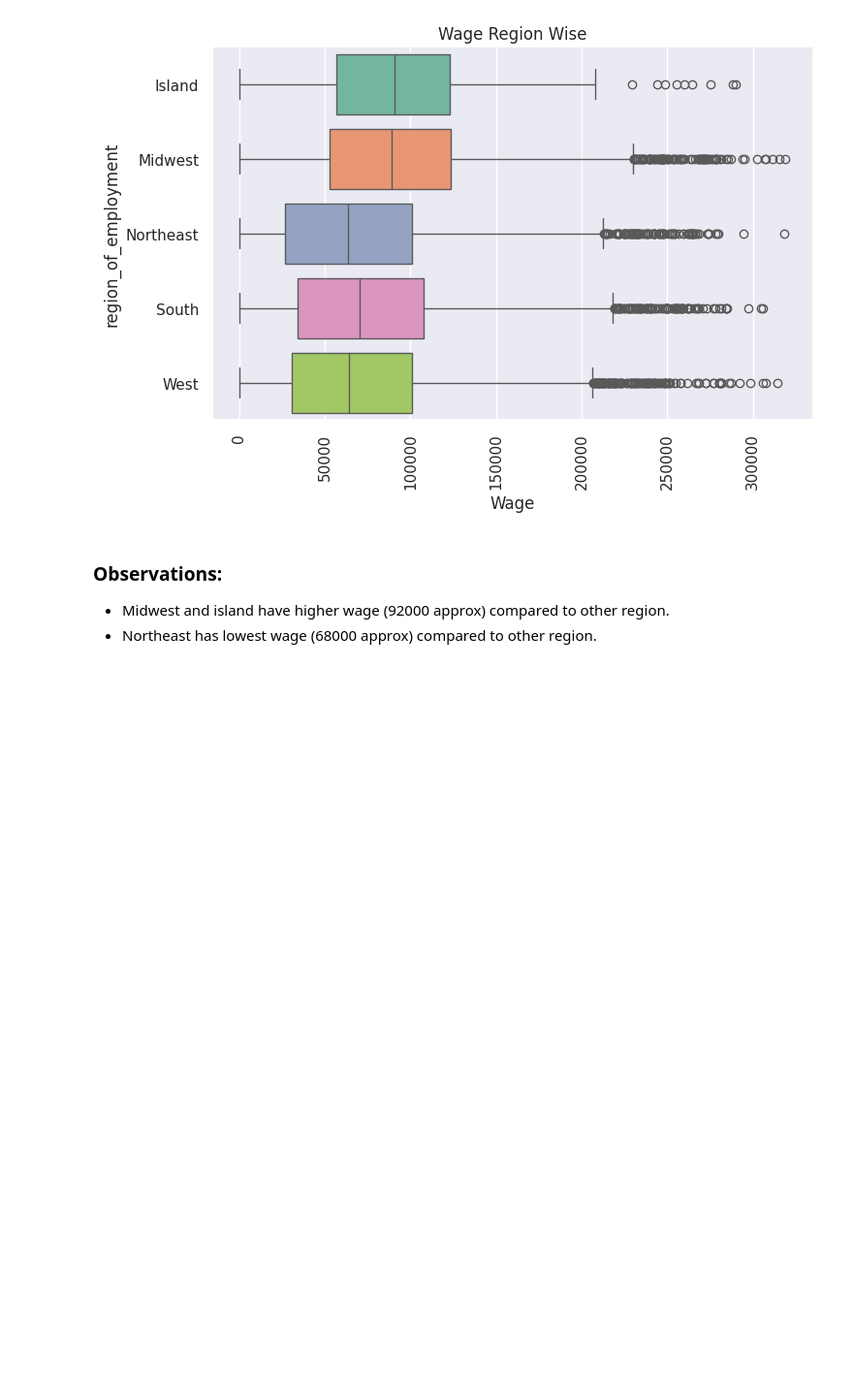
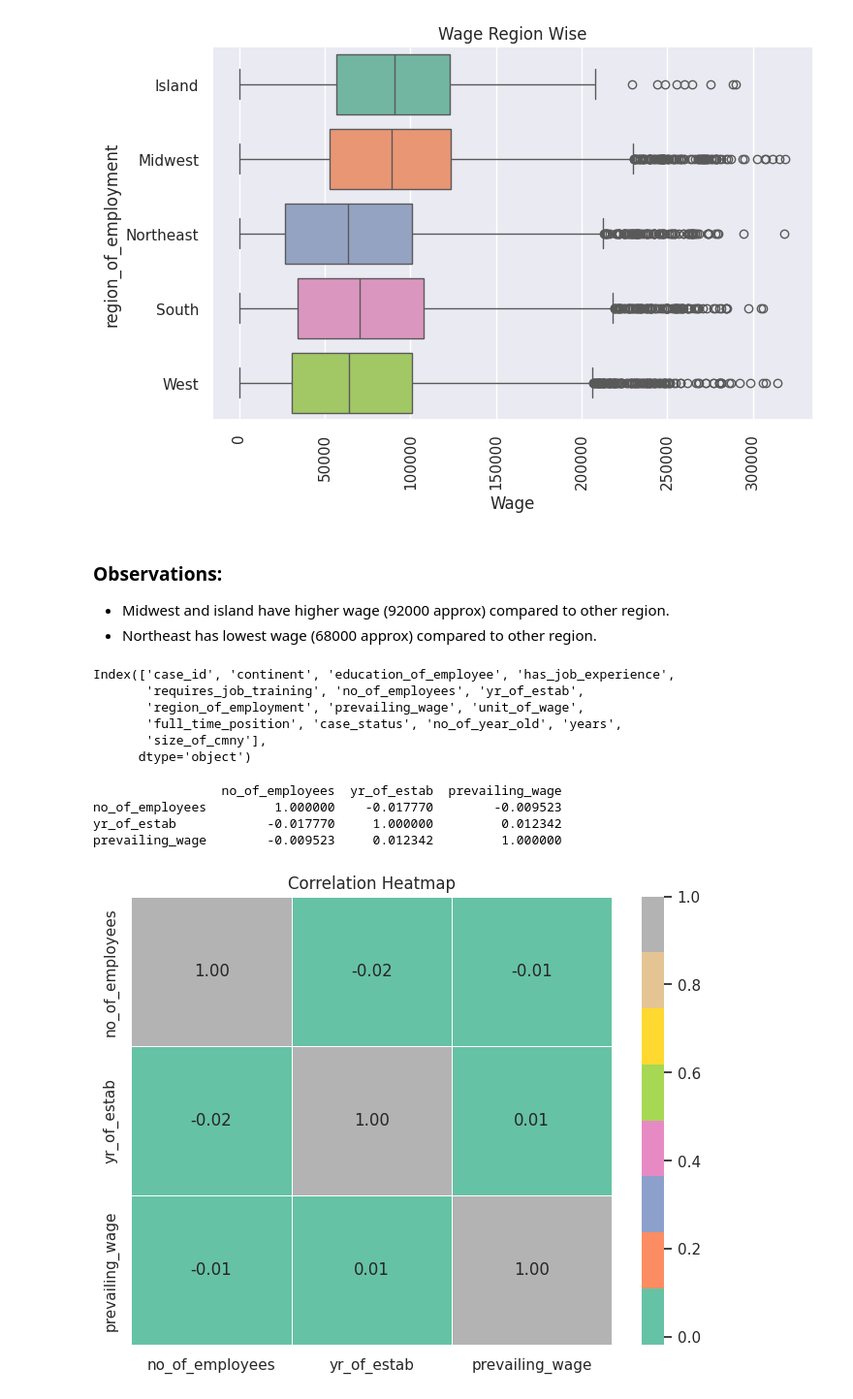
Before and after one commit to Rajesh2015/easy-visa, a Jupyter notebook: easy-visa-solution.ipynb, the cells around one changed output. Shown at 97% size. Drawn from its saved outputs; the diff is of its cells as text; code cells hidden in the pictures; blank space fills up the shorter version.

```diff
--- a/easy-visa-solution.ipynb
+++ b/easy-visa-solution.ipynb
@@ -1261,3 +1274,39 @@ plot_boxplot(df=ezdf,x_col='prevailing_wage',y_col='region_of_employment',hue_co
 ### Observations:
 - Midwest and island have higher wage (92000 approx) compared to other region.
 - Northeast has lowest wage (68000 approx) compared to other region.
+# %%
+ezdf.columns
+# %% [output]
+Index(['case_id', 'continent', 'education_of_employee', 'has_job_experience',
+       'requires_job_training', 'no_of_employees', 'yr_of_estab',
+       'region_of_employment', 'prevailing_wage', 'unit_of_wage',
+       'full_time_position', 'case_status', 'no_of_year_old', 'years',
+       'size_of_cmny'],
+      dtype='object')
+# %%
+# Dropping columns which we had created for our analysis
+ezdf.drop(['no_of_year_old','years','size_of_cmny'],axis=1,inplace=True)
+# %%
+# Select only the numerical columns
+numerical_columns = ezdf[ezdf.select_dtypes(exclude = 'category').columns[:]]
+
+# Find the correlation between the numerical columns
+correlation_matrix = numerical_columns.corr()
+
+# Print the correlation matrix
+print(correlation_matrix)
+# Create a heatmap using seaborn
+plt.figure(figsize=(8, 6))
+sns.heatmap(correlation_matrix, annot=True, cmap=pellete, fmt=".2f", linewidths=0.5)
+
+# Set heatmap title
+plt.title("Correlation Heatmap")
+
+# Show the heatmap
+plt.show()
+# %% [output]
+                 no_of_employees  yr_of_estab  prevailing_wage
+no_of_employees         1.000000    -0.017770        -0.009523
+yr_of_estab            -0.017770     1.000000         0.012342
+prevailing_wage        -0.009523     0.012342         1.000000
+[figure, added]
```
Also changed, not shown: parts of 10 cells of this notebook.
